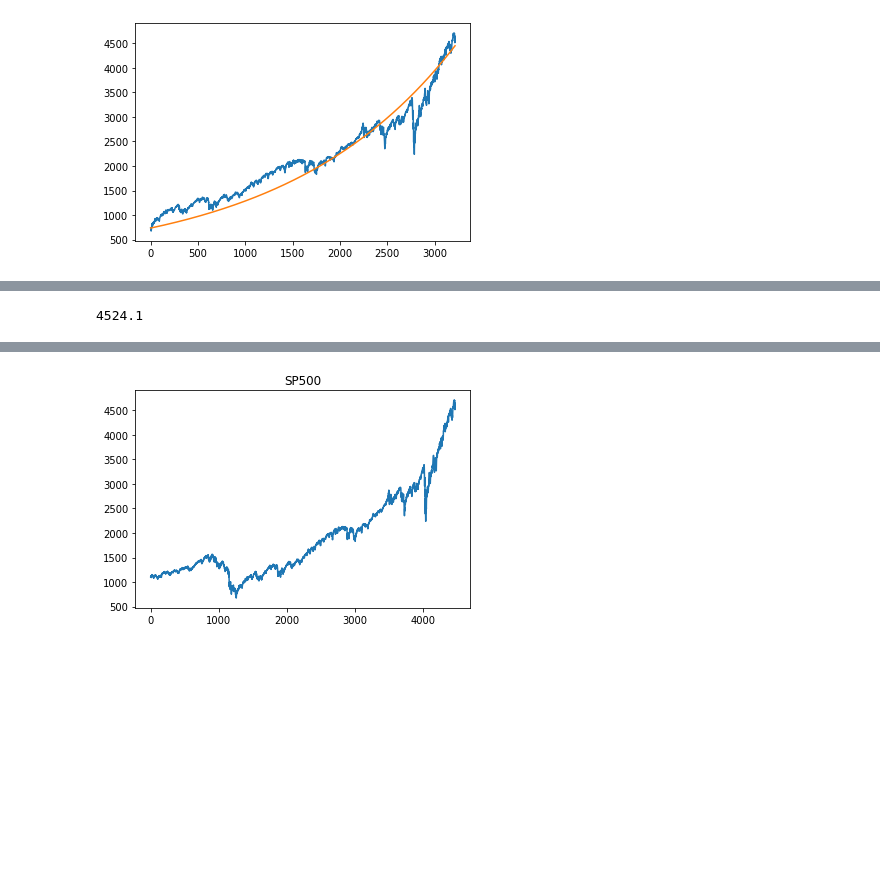
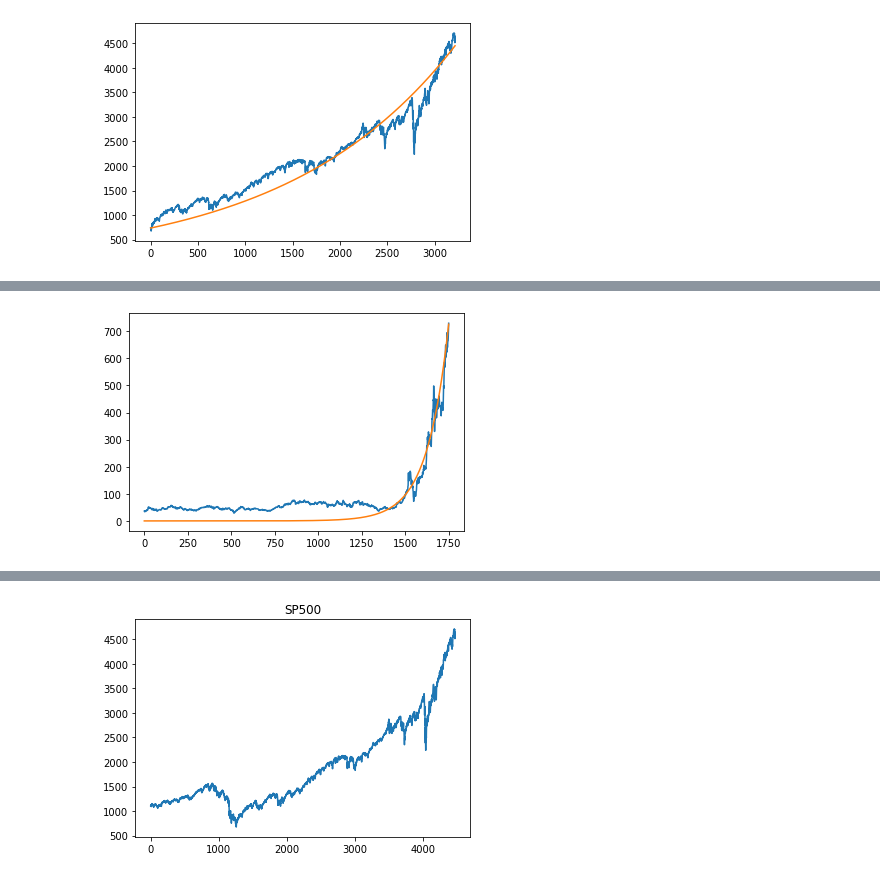
Before and after one commit to martyna-B/Symulacja-rynku-akcji, a Jupyter notebook: Symulacja rynku akcji (1).ipynb, the cells around one changed output, grey strips where cells are left out. Drawn from its saved outputs; the diff is of its cells as text; code cells hidden in the pictures; blank space fills up the shorter version.

```diff
--- a/Symulacja rynku akcji (1).ipynb
+++ b/Symulacja rynku akcji (1).ipynb
@@ -109,4 +156,8 @@ Widać, że krzywa lepiej przybliża wykres cen akcji w późniejszym okresie, j
 # %%
-sp500[4400]
+time = [t for t in range(0, 1750)]
+solution = [math.exp(-7.5792)*math.exp(0.0081*t) for t in range(0, 1750)]
+plt.plot(tesla[:1750])
+plt.plot(time, solution)
+plt.show()
 # %% [output]
-4524.1
+[figure, added]
```
Also changed, not shown: parts of 14 cells of this notebook.
